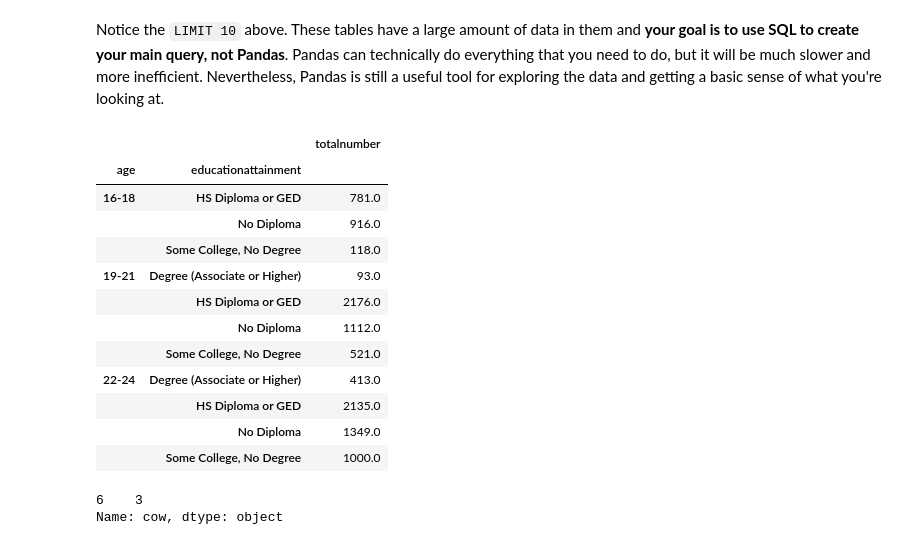
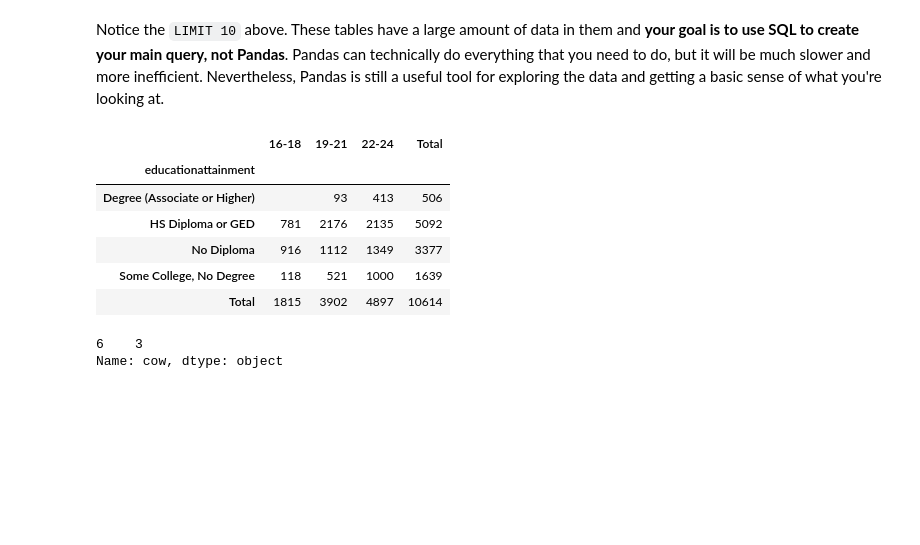
Before and after one commit to hmdev649/dsc-mod-1-project-seattle-ds, a Jupyter notebook: notebooks/exploratory/01_erh_download_and_explore_data.ipynb, the cells around one changed output. Cells and saved outputs as stored; diff of their text form; code cells hidden in the pictures; blank space fills up the shorter version.

```diff
--- a/notebooks/exploratory/01_erh_download_and_explore_data.ipynb
+++ b/notebooks/exploratory/01_erh_download_and_explore_data.ipynb
@@ -153,24 +153,37 @@ nd.columns.rename('', inplace=True)
 #df_youth.set_index('youthtype').unstack('youthtype')
 # %% [markdown]
 Notice the `LIMIT 10` above.  These tables have a large amount of data in them and **your goal is to use SQL to create your main query, not Pandas**.  Pandas can technically do everything that you need to do, but it will be much slower and more inefficient.  Nevertheless, Pandas is still a useful tool for exploring the data and getting a basic sense of what you're looking at.
-# %%
-df_oy =df[df['youthtype']=='Opportunity Youth']
-df_oy_age =df_oy.groupby(['age', 'educationattainment']).agg({'totalnumber': 'sum'})
-df_oy_age
-# %% [output]
-|  |  | totalnumber |
-| age | educationattainment |  |
-| 16-18 | HS Diploma or GED | 781.0 |
-|  | No Diploma | 916.0 |
-|  | Some College, No Degree | 118.0 |
-| 19-21 | Degree (Associate or Higher) | 93.0 |
-|  | HS Diploma or GED | 2176.0 |
-|  | No Diploma | 1112.0 |
-|  | Some College, No Degree | 521.0 |
-| 22-24 | Degree (Associate or Higher) | 413.0 |
-|  | HS Diploma or GED | 2135.0 |
-|  | No Diploma | 1349.0 |
-|  | Some College, No Degree | 1000.0 |
+# %%
+df_oy =df[df['youthtype']=='Opportunity Youth']
+import numpy as np
+md =pd.pivot_table(df_oy,
+               index=['educationattainment'],
+               values=['totalnumber'],
+               columns=['age'],
+               aggfunc=np.sum,
+               fill_value='',
+               margins=True,
+               margins_name='Total'
+              )['totalnumber']
+md.reset_index()
+md.columns.rename('', inplace=True)
+# mewc =(md['16-18']/md['16-18']['Total'])*100
+# md.insert(0, '%16-18', mewc)
+ mewd =(md['19-21']/md['19-21']['Total'])*100
+ md.insert(2, '%19-21', mewd)
+# mewe =(md['22-24']/md['22-24']['Total'])*100
+# md.insert(4, '%22-24', mewe)
+# mewf =(md['Total']/md['Total']['Total'])*100
+# md.insert(6, '%Total', mewf)
+md
+# %% [output]
+|  | 16-18 | 19-21 | 22-24 | Total |
+| educationattainment |  |  |  |  |
+| Degree (Associate or Higher) |  | 93 | 413 | 506 |
+| HS Diploma or GED | 781 | 2176 | 2135 | 5092 |
+| No Diploma | 916 | 1112 | 1349 | 3377 |
+| Some College, No Degree | 118 | 521 | 1000 | 1639 |
+| Total | 1815 | 3902 | 4897 | 10614 |
 # %%
 #df[(df['agep']>= 16) & (df['agep']<=24)]['cow']
 #cow =9 (unemployeed)
```
